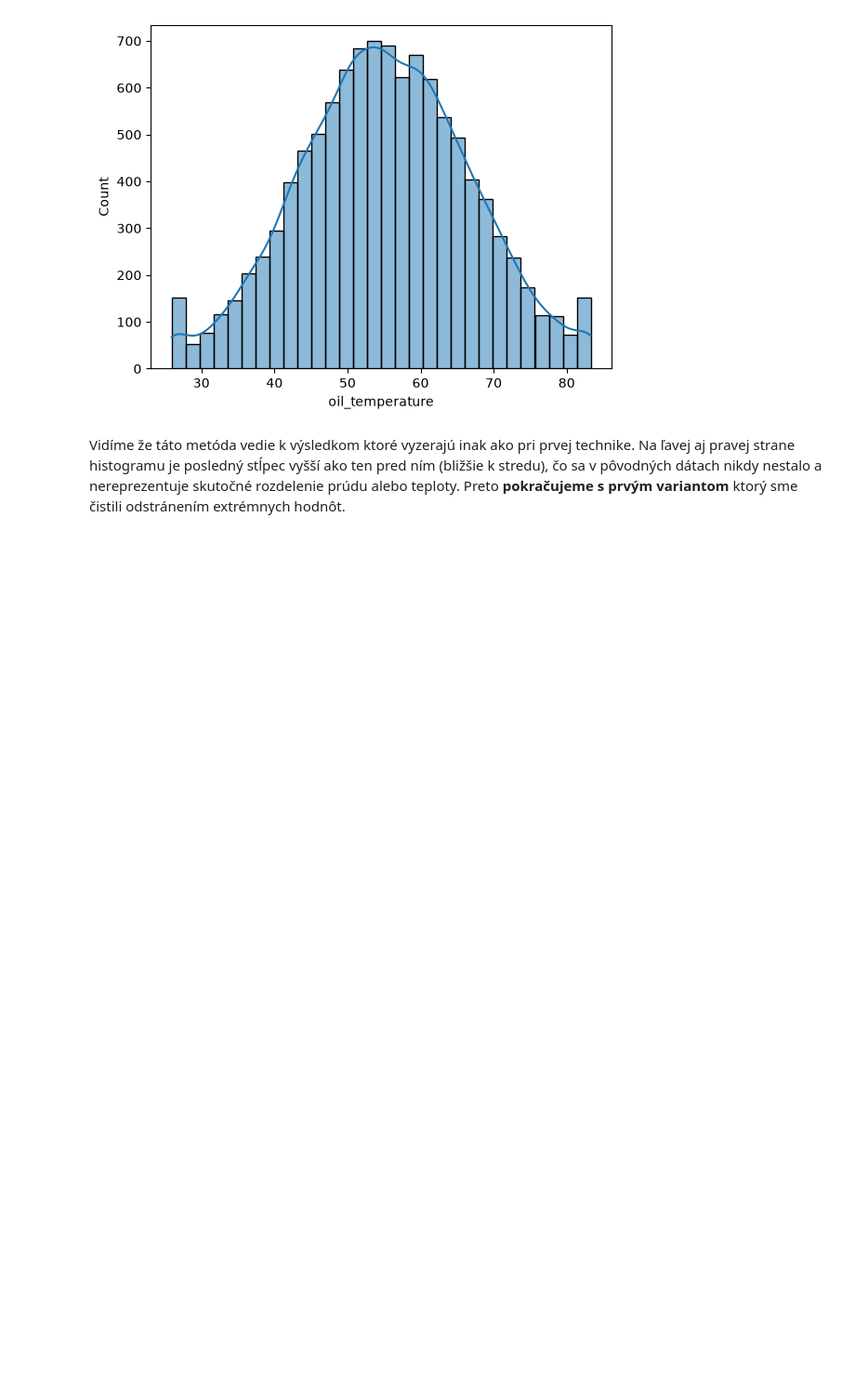
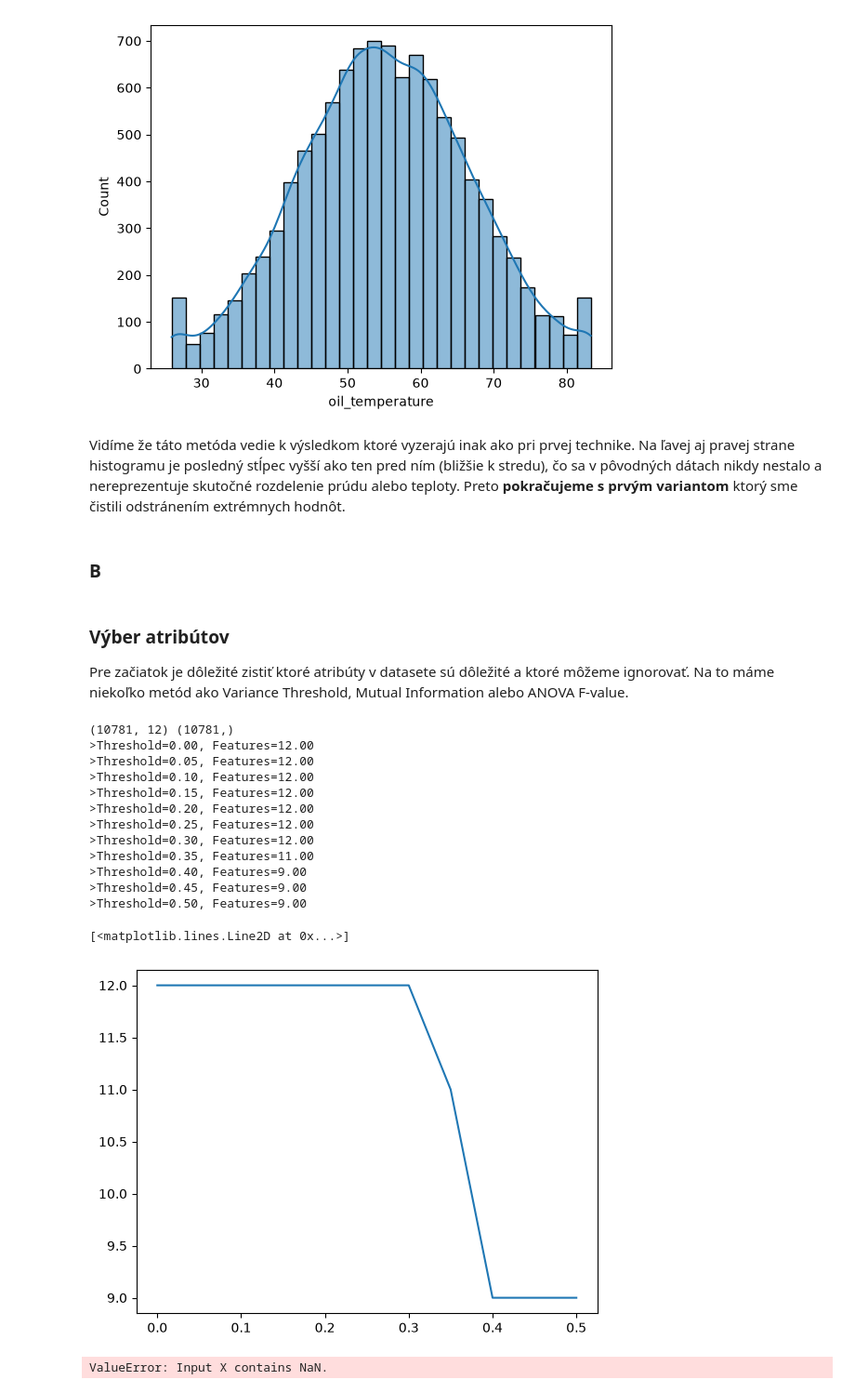
Before and after one commit to tancop/iau-projekt, a Jupyter notebook: main.ipynb, the cells around one changed output. Shown at 93% size. Saved outputs shown, nothing was run; the diff lists cells and outputs as text; code cells hidden in the pictures; blank space fills up the shorter version.

Commit message:
Clean data before analysis

```diff
--- a/main.ipynb
+++ b/main.ipynb
@@ -350,7 +139,7 @@ readings.rename(
         "humidityIntake": "humidity_intake",
         "dischargeDewpoint": "discharge_dewpoint",
         "current_aux": "aux_current",
-        "Failure": "is_failing",
+        "Failure": "failure",
     },
     inplace=True,
 )
@@ -674,3 +463,59 @@ sns.histplot(old_readings["oil_temperature"], kde=True, bins=30)
 [figure]
 # %% [markdown]
 Vidíme že táto metóda vedie k výsledkom ktoré vyzerajú inak ako pri prvej technike. Na ľavej aj pravej strane histogramu je posledný stĺpec vyšší ako ten pred ním (bližšie k stredu), čo sa v pôvodných dátach nikdy nestalo a nereprezentuje skutočné rozdelenie prúdu alebo teploty. Preto **pokračujeme s prvým variantom** ktorý sme čistili odstránením extrémnych hodnôt.
+# %% [markdown]
+### B
+# %% [markdown]
+### Výber atribútov
+
+Pre začiatok je dôležité zistiť ktoré atribúty v datasete sú dôležité a ktoré môžeme ignorovať. Na to máme niekoľko metód ako Variance Threshold, Mutual Information alebo ANOVA F-value.
+# %%
+from sklearn.feature_selection import VarianceThreshold
+
+df = readings.drop(["unit_id", "cycle_timestamp"], axis=1)
+df["service_hours"] = units["service_hours"]
+
+data = df.drop(["failure"], axis=1).values
+X = data[:, :-1]
+y = data[:, -1]
+print(X.shape, y.shape)
+
+thresholds = np.arange(0.0, 0.55, 0.05)
+results = list()
+for t in thresholds:
+    transform = VarianceThreshold(threshold=t)
+    X_sel = transform.fit_transform(X)
+    n_features = X_sel.shape[1]
+    print(f'>Threshold={t:.2f}, Features={n_features:.2f}')
+    results.append(n_features)
+
+plt.plot(thresholds, results)
+# %% [output]
+(10781, 12) (10781,)
+>Threshold=0.00, Features=12.00
+>Threshold=0.05, Features=12.00
+>Threshold=0.10, Features=12.00
+>Threshold=0.15, Features=12.00
+>Threshold=0.20, Features=12.00
+>Threshold=0.25, Features=12.00
+>Threshold=0.30, Features=12.00
+>Threshold=0.35, Features=11.00
+>Threshold=0.40, Features=9.00
+>Threshold=0.45, Features=9.00
+>Threshold=0.50, Features=9.00
+[<matplotlib.lines.Line2D at 0x...>]
+[figure, added]
+# %%
+from sklearn.feature_selection import mutual_info_classif
+
+def mic(X, y):
+    selector = mutual_info_classif(X, y)
+    scores = pd.Series(selector, index=X.columns).sort_values()
+
+    plt.figure(figsize=(10,2))
+    scores.plot(kind='barh')
+    print(scores.sort_values(ascending=False))
+
+mic(df.drop("failure", axis=1), df["failure"])
+# %% [output]
+ValueError: Input X contains NaN.
```
Also changed, not shown: parts of 25 cells of this notebook.
